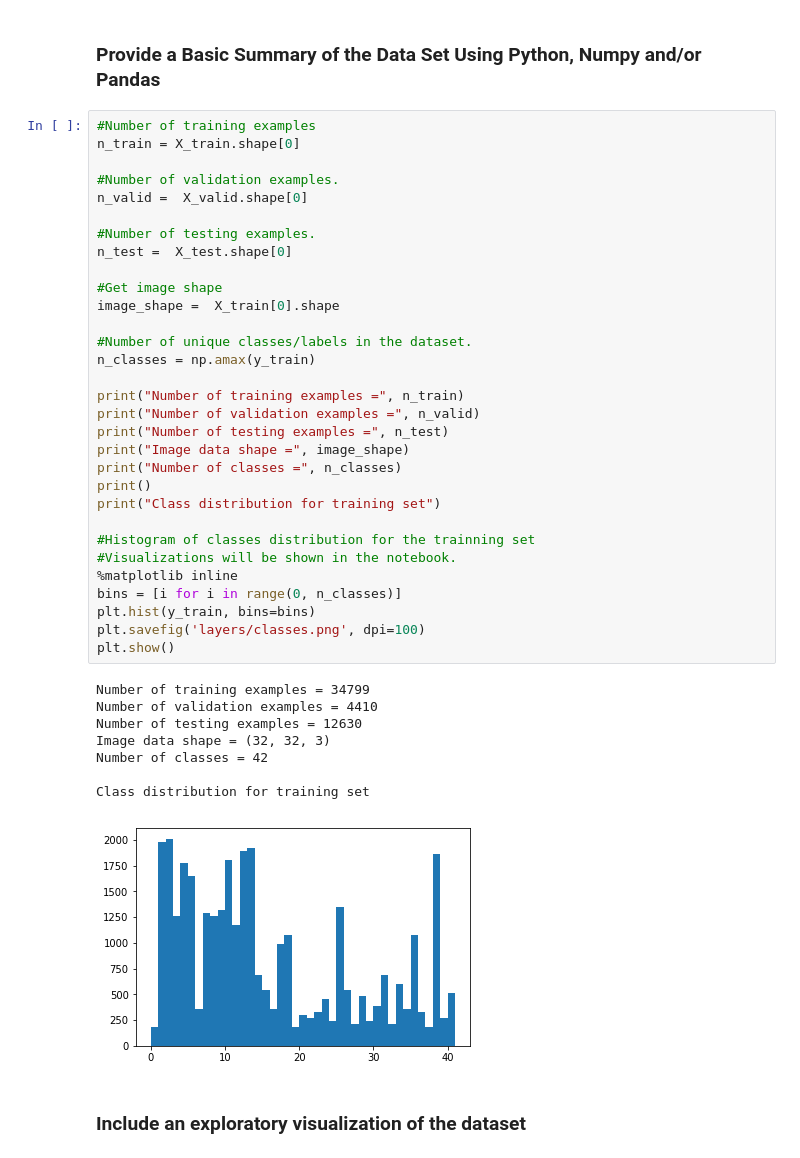
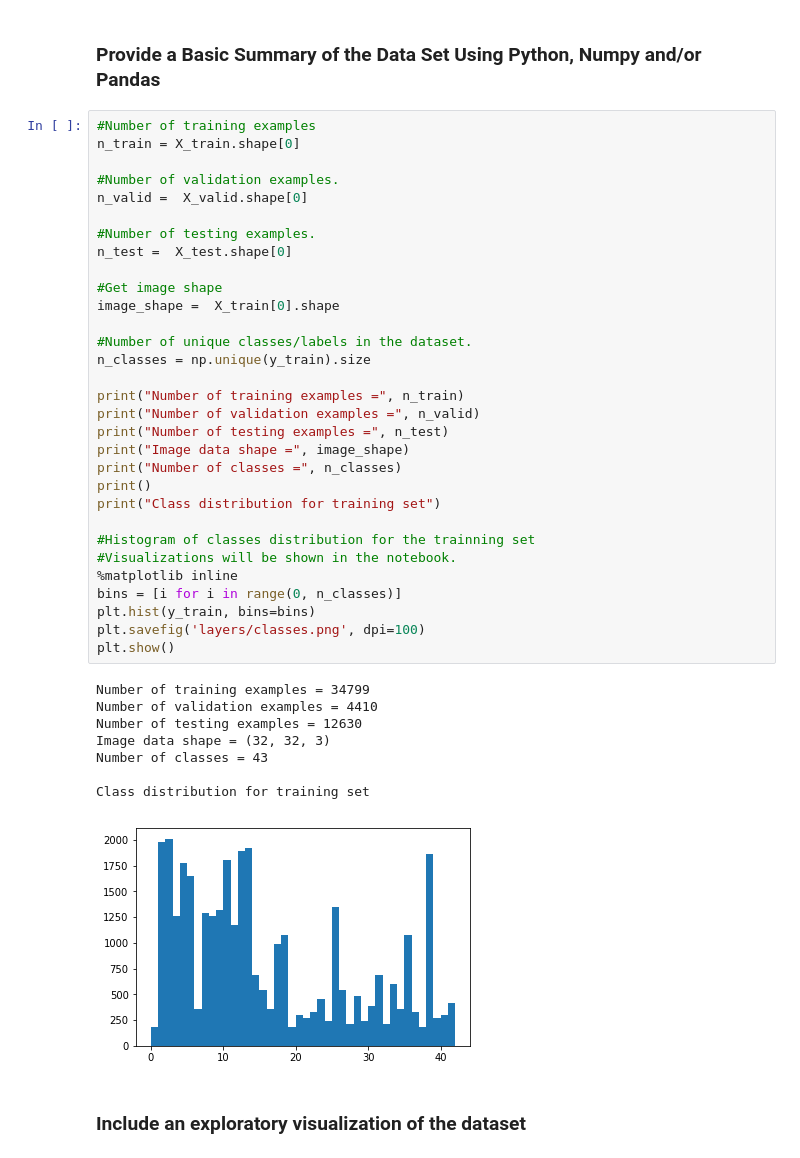
Before and after one commit to rtsaad/CarND-Traffic-Sign-Classifier-Project, a Jupyter notebook: Traffic_Sign_Classifier.ipynb, the cells around one changed output. Cells and saved outputs as stored; diff of their text form.

```diff
--- a/Traffic_Sign_Classifier.ipynb
+++ b/Traffic_Sign_Classifier.ipynb
@@ -69,36 +69,36 @@ n_valid =  X_valid.shape[0]
 #Number of testing examples.
 n_test =  X_test.shape[0]
 
 #Get image shape
 image_shape =  X_train[0].shape
 
 #Number of unique classes/labels in the dataset.
-n_classes = np.amax(y_train)
+n_classes = np.unique(y_train).size
 
 print("Number of training examples =", n_train)
 print("Number of validation examples =", n_valid)
 print("Number of testing examples =", n_test)
 print("Image data shape =", image_shape)
 print("Number of classes =", n_classes)
 print()
 print("Class distribution for training set")
 
 #Histogram of classes distribution for the trainning set
 #Visualizations will be shown in the notebook.
 %matplotlib inline
 bins = [i for i in range(0, n_classes)]
 plt.hist(y_train, bins=bins)
 plt.savefig('layers/classes.png', dpi=100)
 plt.show()
 # %% [output]
 Number of training examples = 34799
 Number of validation examples = 4410
 Number of testing examples = 12630
 Image data shape = (32, 32, 3)
-Number of classes = 42
+Number of classes = 43
 
 Class distribution for training set
-[figure, old version]
+[figure, new version]
 # %% [markdown]
 ### Include an exploratory visualization of the dataset
 # %% [markdown]
```
Also changed, not shown: parts of 10 cells of this notebook, 19 other files.
